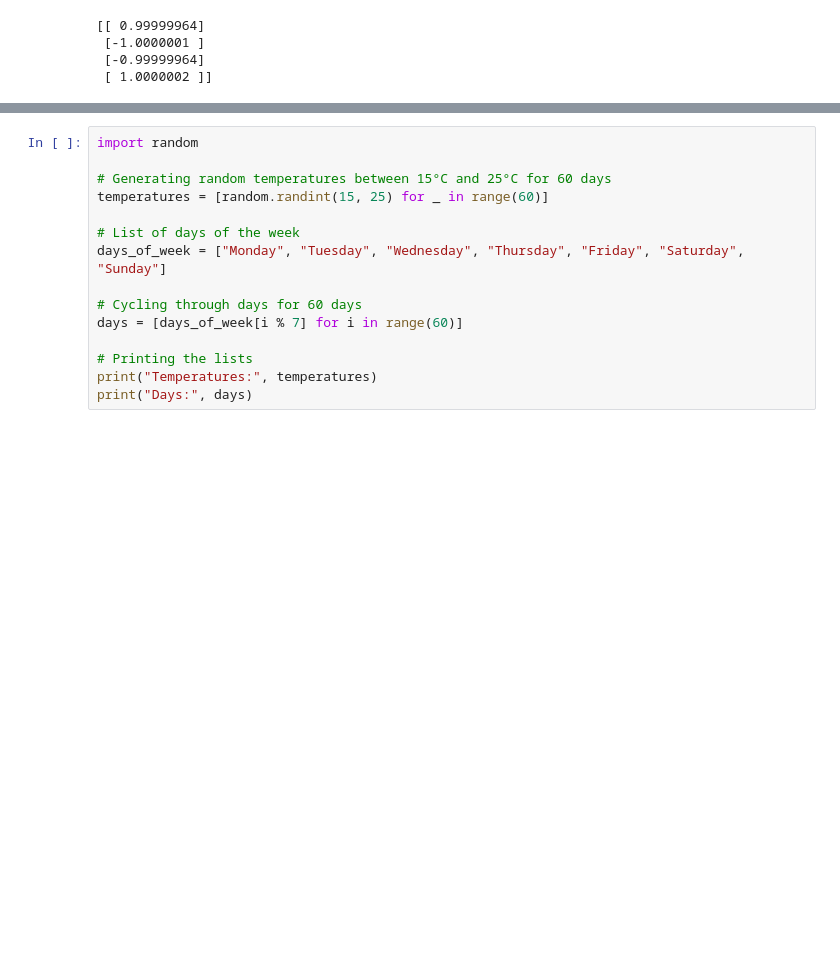
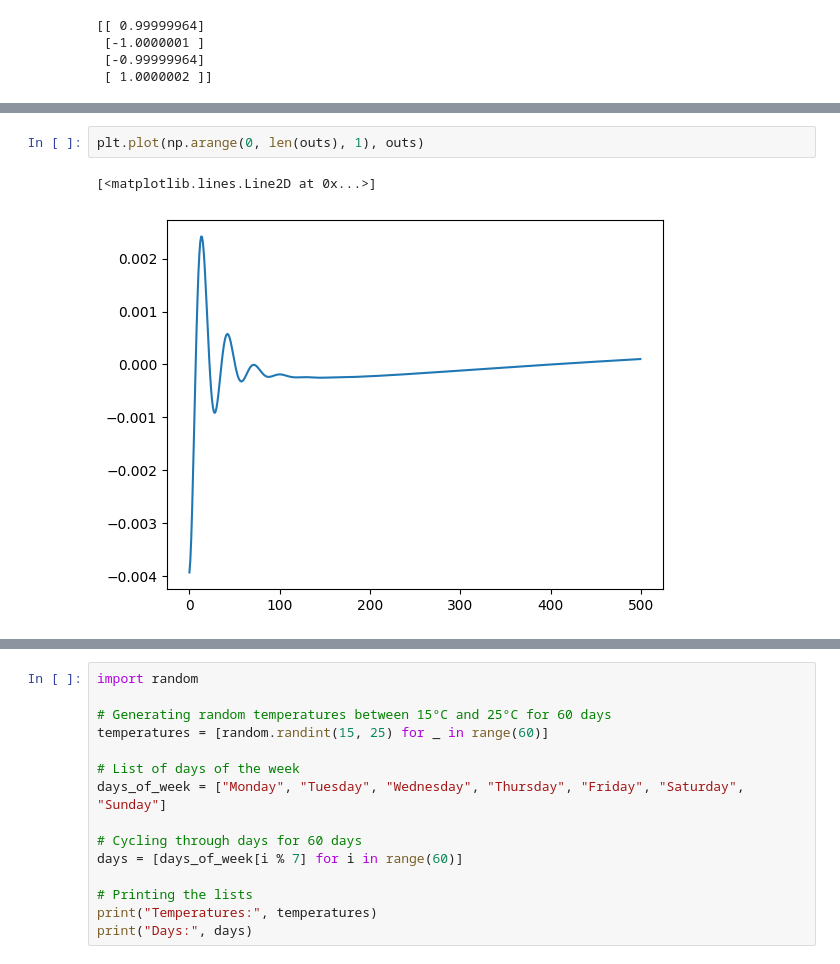
Before and after one commit to cmsolson75/nanograd, a Jupyter notebook: SimpleTests.ipynb, the cells around one changed output, grey strips where cells are left out. Cells and saved outputs as stored; diff of their text form; blank space fills up the shorter version.

```diff
--- a/SimpleTests.ipynb
+++ b/SimpleTests.ipynb
@@ -95,0 +210,5 @@ y_pred
+# %%
+plt.plot(np.arange(0, len(outs), 1), outs)
+# %% [output]
+[<matplotlib.lines.Line2D at 0x...>]
+[figure, added]
```
Also changed, not shown: parts of 8 cells of this notebook, 3 other files.
